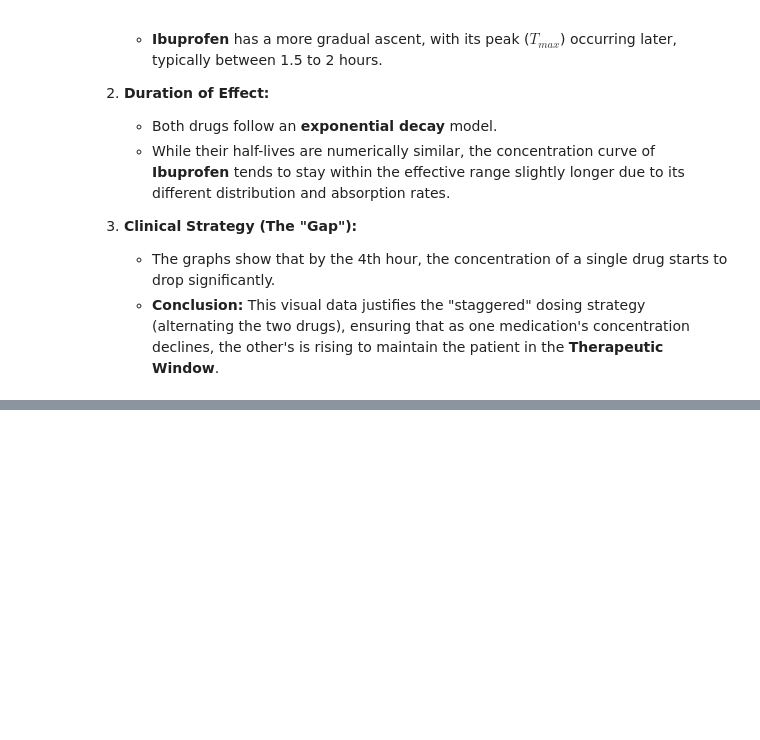
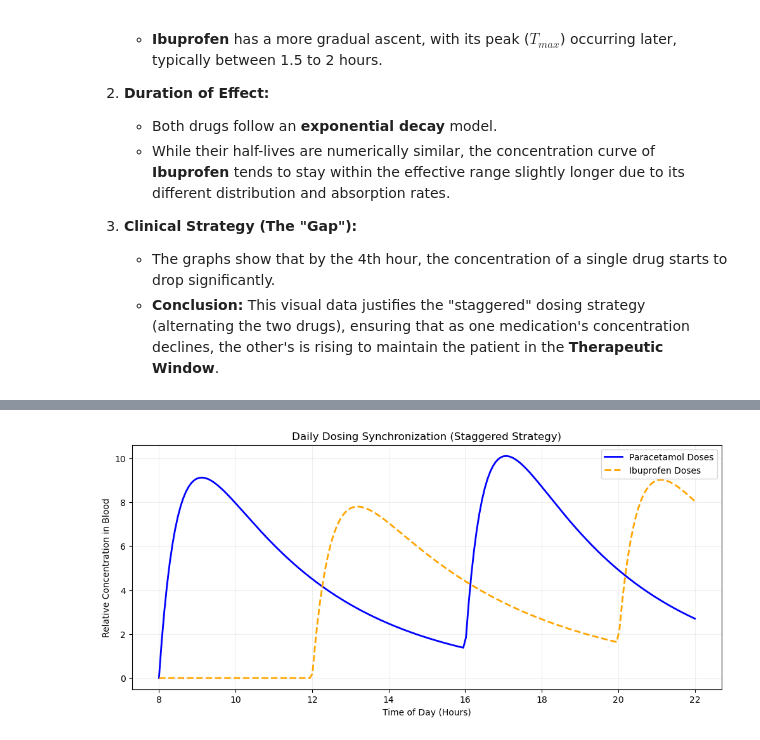
Before and after one commit to AlexandrovTodorov/math-concepts-pharmacy-project, a Jupyter notebook: Pharmacy_Math_Project.ipynb, the cells around one changed output, grey strips where cells are left out. Cells and saved outputs as stored; diff of their text form; code cells hidden in the pictures; blank space fills up the shorter version.

```diff
--- a/Pharmacy_Math_Project.ipynb
+++ b/Pharmacy_Math_Project.ipynb
@@ -199,0 +198,34 @@ After modeling both medications, we can draw the following mathematical and clin
+# %%
+# 1. Time range from 8:00 to 22:00
+time = np.linspace(8, 22, 200)
+
+# 2. Simple function for a single dose
+def drug_wave(t, start, strength, decay):
+    rel_t = t - start
+    # Logic: if time is before dose, concentration is 0
+    return np.where(rel_t < 0, 0, strength * (np.exp(-decay * rel_t) - np.exp(-2.0 * rel_t)))
+
+# 3. Generating the doses
+# Paracetamol doses at 08:00 and 16:00
+paracetamol = drug_wave(time, 8, 15, 0.3) + drug_wave(time, 16, 15, 0.3)
+
+# Ibuprofen doses at 12:00 and 20:00
+ibuprofen = drug_wave(time, 12, 12, 0.25) + drug_wave(time, 20, 12, 0.25)
+
+# 4. Plotting
+plt.figure(figsize=(12, 5))
+
+plt.plot(time, paracetamol, label='Paracetamol Doses', color='blue', linewidth=2)
+plt.plot(time, ibuprofen, label='Ibuprofen Doses', color='orange', linewidth=2, linestyle='--')
+
+# Styling the graph
+plt.title("Daily Dosing Synchronization (Staggered Strategy)")
+plt.xlabel("Time of Day (Hours)")
+plt.ylabel("Relative Concentration in Blood")
+plt.xticks(np.arange(8, 23, 2)) # Show every 2 hours
+plt.grid(True, alpha=0.2)
+plt.legend()
+
+plt.show()
+# %% [output]
+[figure, added]
```
Also changed, not shown: parts of 9 cells of this notebook.
